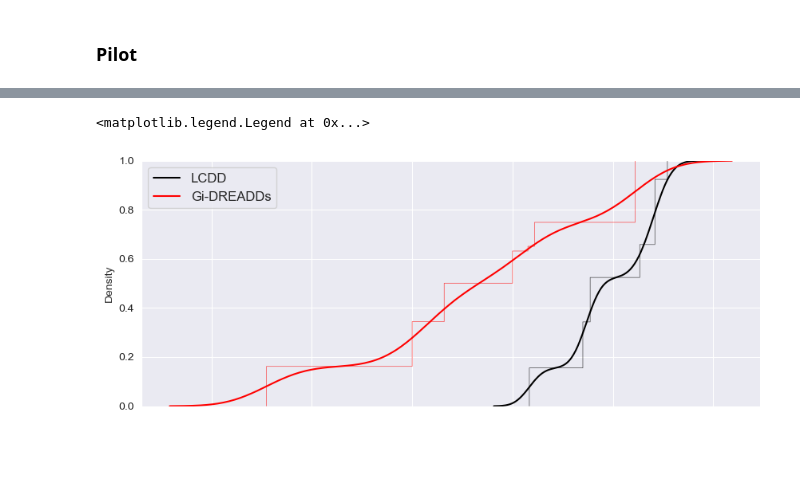
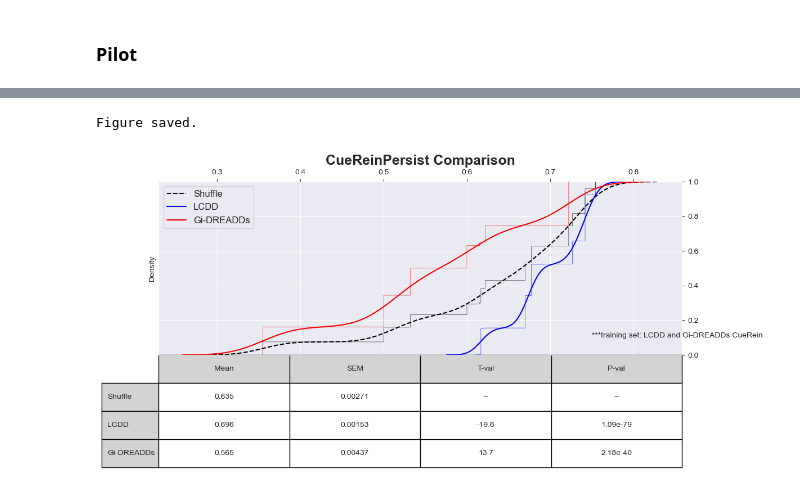
Before and after one commit to datasiansalsa/LC-PrL-DREADDs_Self-Admin_Analysis, a Jupyter notebook: cue_analysis/LC-PrL-DREADDs/LC-PrL-DREADDs_cue_analysis_JJB.ipynb, the cells around one changed output, grey strips where cells are left out. Saved outputs shown, nothing was run; the diff lists cells and outputs as text; code cells hidden in the pictures; blank space fills up the shorter version.

Commit message:
Decoding and AUROC analysis

```diff
--- a/cue_analysis/LC-PrL-DREADDs/LC-PrL-DREADDs_cue_analysis_JJB.ipynb
+++ b/cue_analysis/LC-PrL-DREADDs/LC-PrL-DREADDs_cue_analysis_JJB.ipynb
@@ -1341,4 +580,6 @@ print('========== FINISHED ==========')
 # %%
+#CONTROL
+
 groups = ['CueReinPersist']
 indir_list = [LCDD_cueReinPersist_dir]
 animals_of_interest_list = [LCDD_cueReinPersist_animals]
@@ -1353,37 +594,27 @@ for index in range(len(groups)):
         fovs = next(os.walk(os.path.join(indir, animal)))[1]
         for fov in sorted(fovs):
             trials = np.load(os.path.join(indir, animal, fov, 'alignedActiveLeverCueData.npy'))
-            # trials = np.mean(trials, axis=2) #average across neurons for each trial
             flags = np.load(os.path.join(indir, animal, fov, 'classificationFlags.npy'))
 
             num_trials = trials.shape[0]
             numneuronsinfov = trials.shape[2]
-            if num_trials >= 6: #only animals with sufficient trials
+            if num_trials >= 6:
                 positives = len(flags[flags==1])
                 negatives = len(flags[flags==0])
-                """
-                Target variable:
-                - if flags has insufficient 0's or 1's (<2), activeflag will be
-                evenly split between 0's and 1's
-                - otherwise with sufficient data, 0's and 1's will be proportionately
-                stacked horizontally
-                """
                 if positives < 3 or negatives < 3:
                     activeflag = np.hstack((np.zeros((int(len(flags)/2))), np.ones((int(len(flags)/2)))))
                 else:
                     activeflag = np.hstack((np.zeros((negatives)),
                                             np.ones((positives))))
-                #decoding all trials per neuron
                 for neuron in range(numneuronsinfov):
-                    # clear_output(wait=True)
-                    #dataset
                     y = activeflag
                     X = trials[:,:,neuron]
                     X[np.where(np.isnan(X))] = np.nanmean(X)
 
                     stand_X_test = standardize.fit_transform(X)
+                    reduction = DIMENSION_REDUCTION
                     reduced_X_test = reduction.fit_transform(stand_X_test)
-                    yhat = clf.predict(reduced_X_test)
+                    yhat = MODEL.predict(reduced_X_test)
                     accuracy = accuracy_score(y, yhat)
                     LCDD_acc_arr.append(accuracy)
 
@@ -1395,19 +668,43 @@ print('========== FINISHED ==========')
 # %%
-fig, ax = plt.subplots(1, 1, figsize = (10,4))
+#plots
+day = 'CueReinPersist'
 sns.set_style('darkgrid')
+fig, ax = plt.subplots(1, 1, figsize = (12,4))
 
-ax.set_xticklabels([])
+ax.xaxis.tick_top()
+ax.yaxis.tick_right()
 ax.spines['top'].set_visible(False)
 ax.spines['right'].set_visible(False)
 
-sns.kdeplot(LCDD_acc_arr, cumulative=True, color='k', label='LCDD')
-sns.ecdfplot(LCDD_acc_arr, linewidth=.5, alpha =.7, color='k')
+sns.kdeplot(shuffle_arr, cumulative=True, color='k', linestyle='--', label='Shuffle')
+sns.ecdfplot(shuffle_arr, linewidth=.5, alpha =.7, color='k')
+
+sns.kdeplot(LCDD_acc_arr, cumulative=True, color='blue', label='LCDD')
+sns.ecdfplot(LCDD_acc_arr, linewidth=.5, alpha =.7, color='blue')
 
 
-sns.kdeplot(acc_arr, cumulative=True, color='red', label='Gi-DREADDs')
-sns.ecdfplot(acc_arr, linewidth=.5, alpha =.7, color='red')
+sns.kdeplot(xp_arr, cumulative=True, color='red', label='Gi-DREADDs')
+sns.ecdfplot(xp_arr, linewidth=.5, alpha =.7, color='red')
 
 plt.legend(loc=2, fontsize=12)
+plt.title('%s Comparison'%(day), fontsize=18, fontweight='bold')
+ax.annotate('***training set: LCDD and Gi-DREADDs CueRein', (.75,.1))
+
+table = ax.table(cellText=stats_df.values,
+                 colLabels=stats_df.columns,
+                 rowLabels=['Shuffle', 'LCDD', 'Gi-DREADDs'],
+                 rowColours =["lightgrey"]*4,
+                 colColours =["lightgrey"] * 10,
+                 cellLoc = 'center',
+                 loc='bottom')
+table.scale(1, 3)
+
+confirm = input('Save figure? (y/n)')
+if confirm == 'y':
+    plt.savefig(os.path.join(iteration_results, 'LC-PrL-DREADDs_SA_%s.PDF'%(day)), format ='PDF')
+    print('Figure saved.')
+else:
+    print('Figure not saved.')
 # %% [output]
-<matplotlib.legend.Legend at 0x...>
+Figure saved.
-[figure, old version]
+[figure, new version]
```
Also changed, not shown: parts of 54 cells of this notebook, 10 other files.
